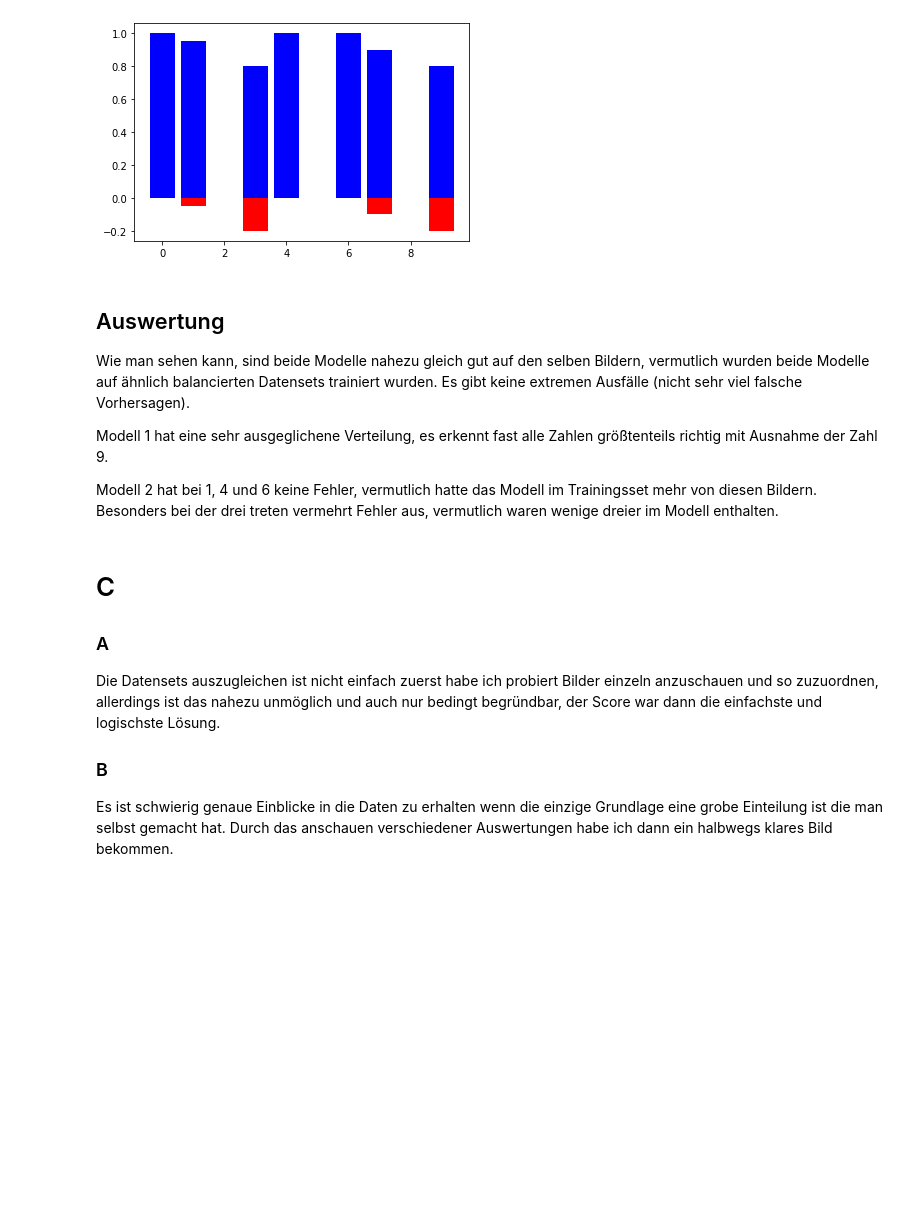
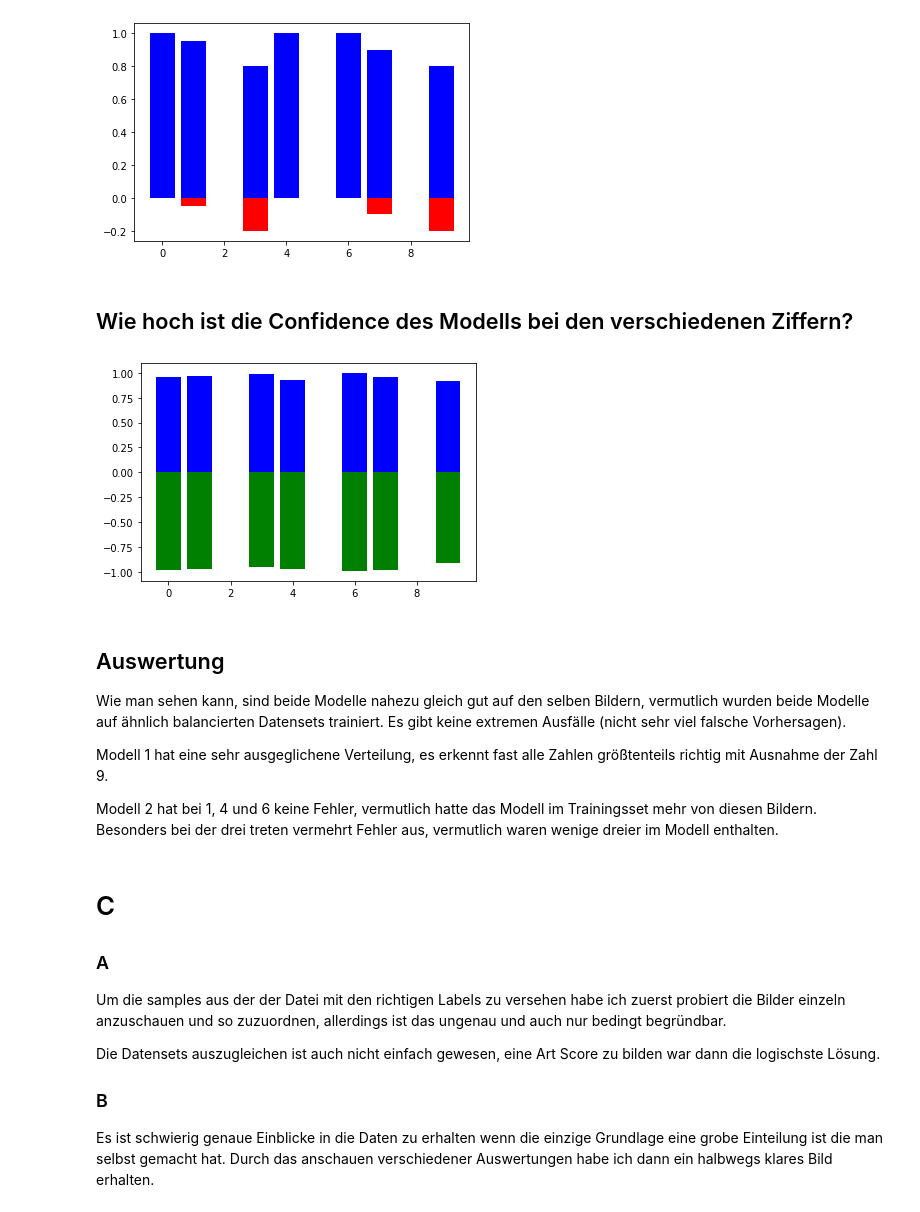
Before and after one commit to maxmoehl/ATIT2_assignments, a Jupyter notebook: Assignment_3/solution.ipynb, the cells around one changed output. Cells and saved outputs as stored; diff of their text form; code cells hidden in the pictures; blank space fills up the shorter version.

Commit message:
eine weitere auswertung bei B und Texte optimiert

```diff
--- a/Assignment_3/solution.ipynb
+++ b/Assignment_3/solution.ipynb
@@ -318,10 +318,46 @@ ax.bar(bar_labels, model_two_labels_right, width=0.8, color='b')
 plt.show()
 # %% [output]
 [figure]
+# %% [markdown]
+## Wie hoch ist die Confidence des Modells bei den verschiedenen Ziffern?
+# %%
+model_one_sum_confidence = [0, 0, 0, 0, 0, 0, 0, 0, 0, 0]
+model_one_avg_confidence = [0, 0, 0, 0, 0, 0, 0, 0, 0, 0]
+model_one_count_confidence = [0, 0, 0, 0, 0, 0, 0, 0, 0, 0]
+
+model_two_sum_confidence = [0, 0, 0, 0, 0, 0, 0, 0, 0, 0]
+model_two_avg_confidence = [0, 0, 0, 0, 0, 0, 0, 0, 0, 0]
+model_two_count_confidence = [0, 0, 0, 0, 0, 0, 0, 0, 0, 0]
+
+for el in data:
+    if el["key"] == "b":
+        model_one_sum_confidence[el["label"]] += el["model_one"]
+        model_one_count_confidence[el["label"]] += 1
+        model_two_sum_confidence[el["label"]] += el["model_two"]
+        model_two_count_confidence[el["label"]] += 1
+    elif el["key"] == 1:
+        model_one_sum_confidence[el["label"]] += el["model_one"]
+        model_one_count_confidence[el["label"]] += 1
+    elif el["key"] == 2:
+        model_two_sum_confidence[el["label"]] += el["model_two"]
+        model_two_count_confidence[el["label"]] += 1
+
+for idx in range(10):
+    model_one_avg_confidence[idx] = model_one_sum_confidence[idx] / model_one_count_confidence[idx] if model_one_count_confidence[idx] != 0 else 0
+    model_two_avg_confidence[idx] = model_two_sum_confidence[idx] / model_two_count_confidence[idx] * (-1) if model_two_count_confidence[idx] != 0 else 0
+
+fig = plt.figure()
+ax = plt.subplot()
+ax.bar(bar_labels, model_two_avg_confidence, width=0.8, color='g')
+ax.bar(bar_labels, model_one_avg_confidence, width=0.8, color='b')
+
+plt.show()
+# %% [output]
+[figure, added]
 # %% [markdown]
 ## Auswertung
 Wie man sehen kann, sind beide Modelle nahezu gleich gut auf den selben Bildern, vermutlich wurden beide Modelle auf
-ähnlich balancierten Datensets trainiert wurden. Es gibt keine extremen Ausfälle (nicht sehr viel falsche Vorhersagen).
+ähnlich balancierten Datensets trainiert. Es gibt keine extremen Ausfälle (nicht sehr viel falsche Vorhersagen).
 
 Modell 1 hat eine sehr ausgeglichene Verteilung, es erkennt fast alle Zahlen größtenteils richtig mit Ausnahme der
 Zahl 9.
@@ -332,9 +368,11 @@ Besonders bei der drei treten vermehrt Fehler aus, vermutlich waren wenige dreie
 # C
 
 ### A
-Die Datensets auszugleichen ist nicht einfach zuerst habe ich probiert Bilder einzeln anzuschauen und so zuzuordnen,
-allerdings ist das nahezu unmöglich und auch nur bedingt begründbar, der Score war dann die einfachste und logischste
-Lösung.
+Um die samples aus der der Datei mit den richtigen Labels zu versehen habe ich zuerst probiert die Bilder einzeln
+anzuschauen und so zuzuordnen, allerdings ist das ungenau und auch nur bedingt begründbar.
+
+Die Datensets auszugleichen ist auch nicht einfach gewesen, eine Art Score zu bilden war dann die logischste Lösung.
+
 ### B
 Es ist schwierig genaue Einblicke in die Daten zu erhalten wenn die einzige Grundlage eine grobe Einteilung ist die man
-selbst gemacht hat. Durch das anschauen verschiedener Auswertungen habe ich dann ein halbwegs klares Bild bekommen.
+selbst gemacht hat. Durch das anschauen verschiedener Auswertungen habe ich dann ein halbwegs klares Bild erhalten.
```
Also changed, not shown: parts of 3 cells of this notebook.
